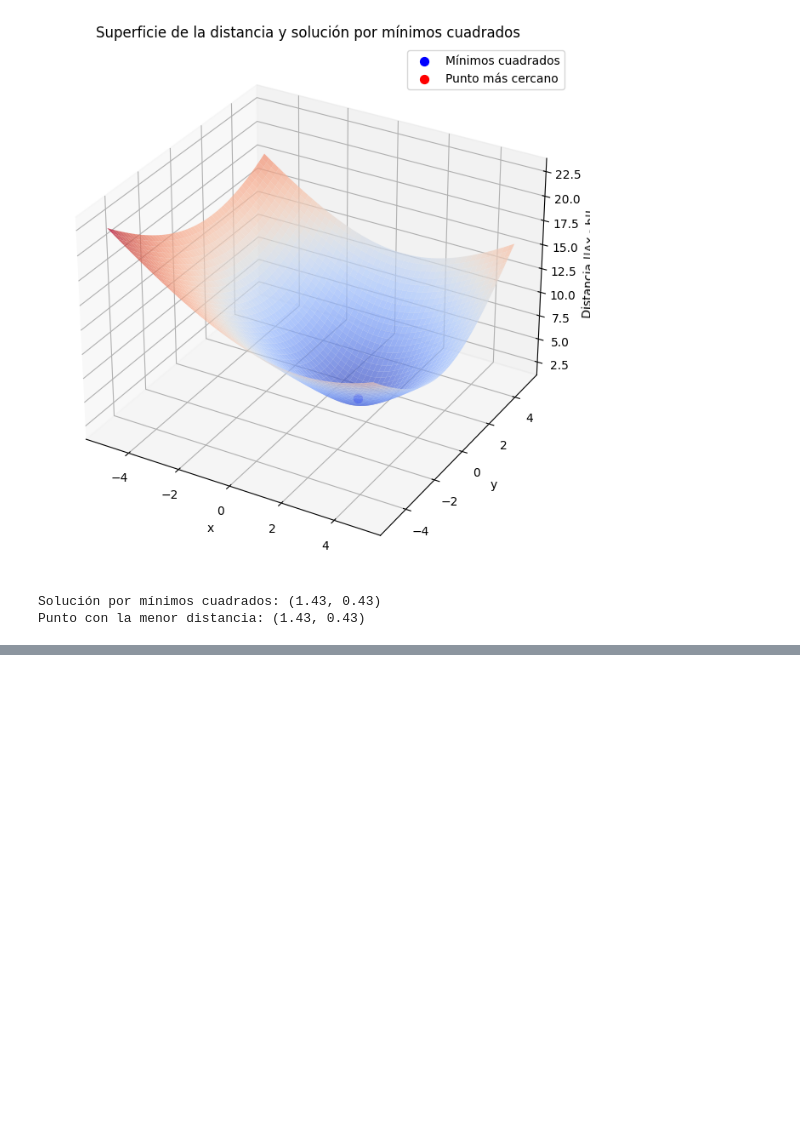
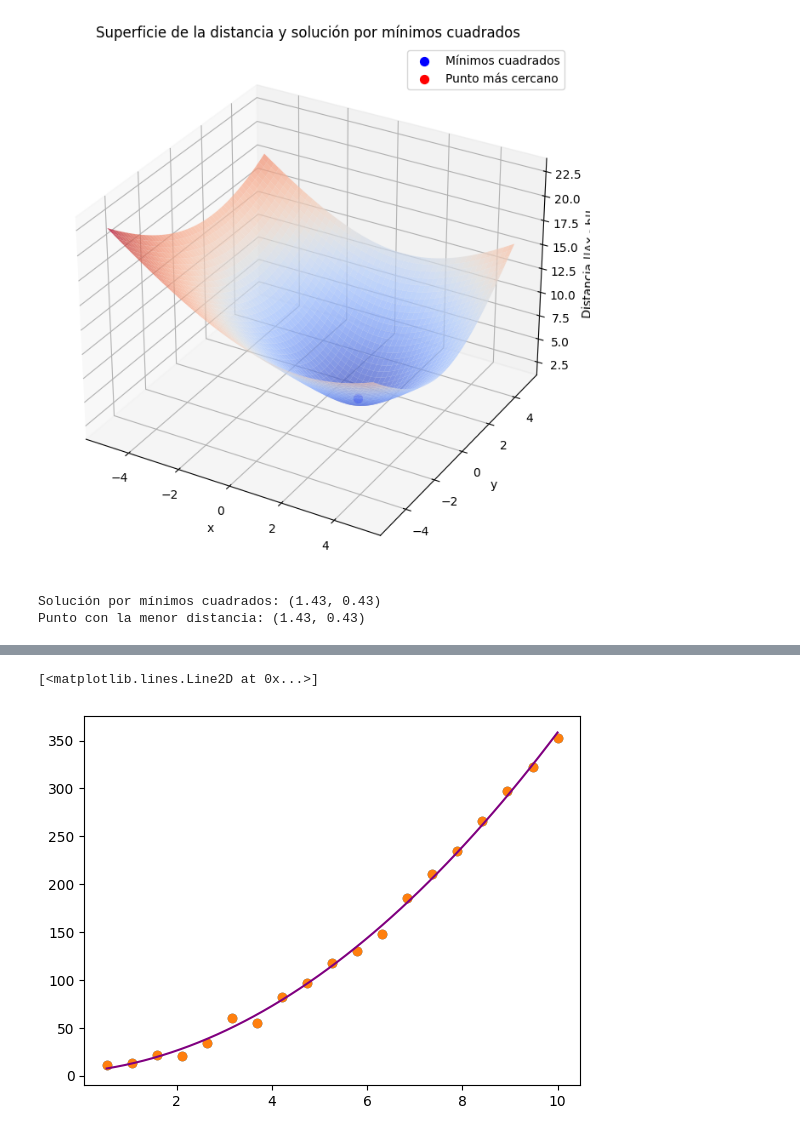
Before and after one commit to ltocasuche/Metodos1_Fernando_Bareno_Y_Laura_Tocasuche, a Jupyter notebook: minimos_cuadrados_1.ipynb, the cells around one changed output, grey strips where cells are left out. Saved outputs shown, nothing was run; the diff lists cells and outputs as text; code cells hidden in the pictures; blank space fills up the shorter version.

```diff
--- a/minimos_cuadrados_1.ipynb
+++ b/minimos_cuadrados_1.ipynb
@@ -137,0 +114,49 @@ plt.show()
+# %%
+archivo = '/content/drive/MyDrive/MinimosCuadratico.txt'
+datos = pd.read_csv(archivo,sep=" ")
+datos.columns = ["x","y"]
+x1 = np.array(datos['x'])
+y1 = np.array(datos['y'])
+plt.scatter(x1,y1)
+
+def getfit(x1,y1,n=2):
+
+  lenght1 = x1.shape[0]
+  b1 = y1
+
+  M = np.ones((lenght1,n+1))
+
+  for i in range(1,n+1):
+    M[:,i] = x1**i
+
+  MT = np.dot(M.T,M)
+  b1T = np.dot(M.T,b1)
+
+  xsolve = np.linalg.solve(MT,b1T)
+
+  return xsolve
+
+n=2
+xsol1 = getfit(x1,y1,n=n)
+
+def getmodel(x,p1):
+
+  y1 = 0.
+  for n in range(len(p1)):
+    y1 += p1[n]*x**n
+
+  return y1
+
+_x1 = np.linspace(np.min(x1),np.max(x1),50)
+_y1 = getmodel(_x1,xsol1)
+
+
+import sympy as sym
+X1 = sym.Symbol('x')
+getmodel(X1,xsol1)
+
+plt.scatter(x1,y1)
+plt.plot(_x1,_y1,color='purple')
+# %% [output]
+[<matplotlib.lines.Line2D at 0x...>]
+[figure, added]
```
Also changed, not shown: parts of 3 cells of this notebook.
